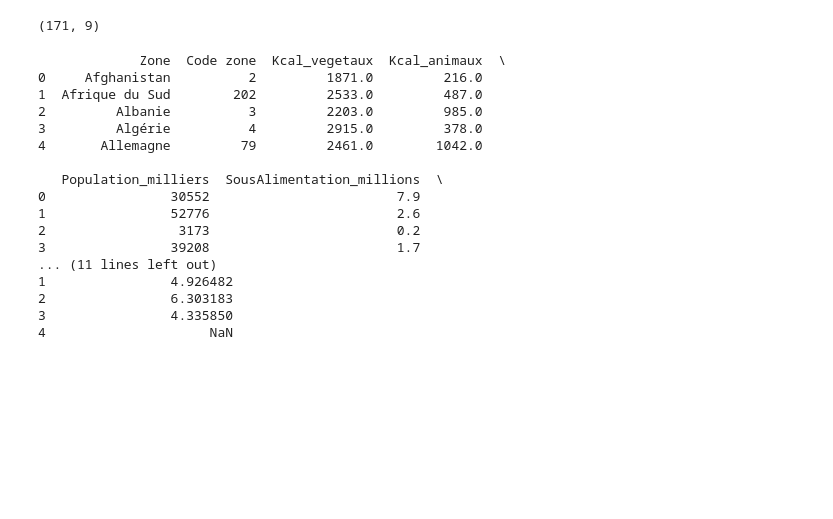
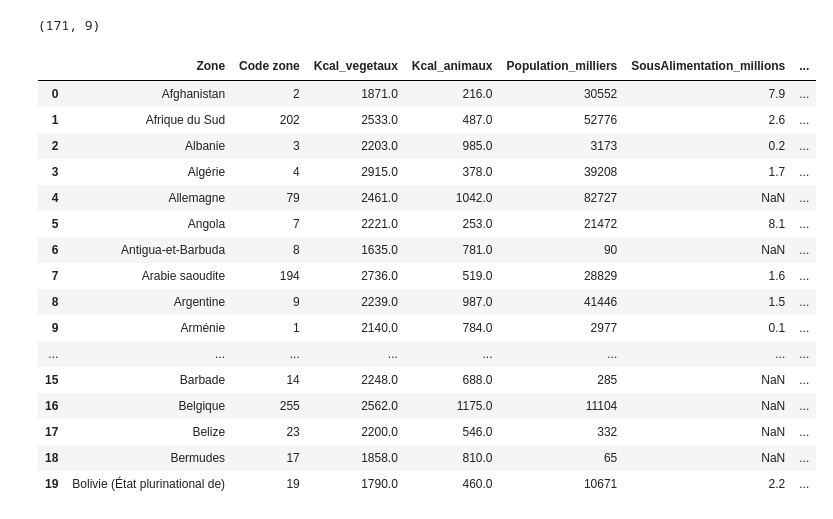
Before and after one commit to XiaoqingGdc/FAO_food_analysis, a Jupyter notebook: FAO_datalab_analysis.ipynb, the cells around one changed output. Saved outputs shown, nothing was run; the diff lists cells and outputs as text; code cells hidden in the pictures; blank space fills up the shorter version.

```diff
--- a/FAO_datalab_analysis.ipynb
+++ b/FAO_datalab_analysis.ipynb
@@ -487,22 +487,22 @@ print(df_global.shape)
 # %% [output]
 (171, 9)
 # %%
-print(df_global.head())
+df_global.head(20)
 # %% [output]
-             Zone  Code zone  Kcal_vegetaux  Kcal_animaux  \
-0     Afghanistan          2         1871.0         216.0
-1  Afrique du Sud        202         2533.0         487.0
-2         Albanie          3         2203.0         985.0
-3         Algérie          4         2915.0         378.0
-4       Allemagne         79         2461.0        1042.0
-
-   Population_milliers  SousAlimentation_millions  \
-0                30552                        7.9
-1                52776                        2.6
-2                 3173                        0.2
-3                39208                        1.7
-... (11 lines left out)
-1                4.926482
-2                6.303183
-3                4.335850
-4                     NaN
+|  | Zone | Code zone | Kcal_vegetaux | Kcal_animaux | Population_milliers | SousAlimentation_millions | ... |
+| 0 | Afghanistan | 2 | 1871.0 | 216.0 | 30552 | 7.9 | ... |
+| 1 | Afrique du Sud | 202 | 2533.0 | 487.0 | 52776 | 2.6 | ... |
+| 2 | Albanie | 3 | 2203.0 | 985.0 | 3173 | 0.2 | ... |
+| 3 | Algérie | 4 | 2915.0 | 378.0 | 39208 | 1.7 | ... |
+| 4 | Allemagne | 79 | 2461.0 | 1042.0 | 82727 | NaN | ... |
+| 5 | Angola | 7 | 2221.0 | 253.0 | 21472 | 8.1 | ... |
+| 6 | Antigua-et-Barbuda | 8 | 1635.0 | 781.0 | 90 | NaN | ... |
+| 7 | Arabie saoudite | 194 | 2736.0 | 519.0 | 28829 | 1.6 | ... |
+| 8 | Argentine | 9 | 2239.0 | 987.0 | 41446 | 1.5 | ... |
+| 9 | Arménie | 1 | 2140.0 | 784.0 | 2977 | 0.1 | ... |
+| ... | ... | ... | ... | ... | ... | ... | ... |
+| 15 | Barbade | 14 | 2248.0 | 688.0 | 285 | NaN | ... |
+| 16 | Belgique | 255 | 2562.0 | 1175.0 | 11104 | NaN | ... |
+| 17 | Belize | 23 | 2200.0 | 546.0 | 332 | NaN | ... |
+| 18 | Bermudes | 17 | 1858.0 | 810.0 | 65 | NaN | ... |
+| 19 | Bolivie (État plurinational de) | 19 | 1790.0 | 460.0 | 10671 | 2.2 | ... |
```
Also changed, not shown: parts of 3 cells of this notebook, 13 other files.
